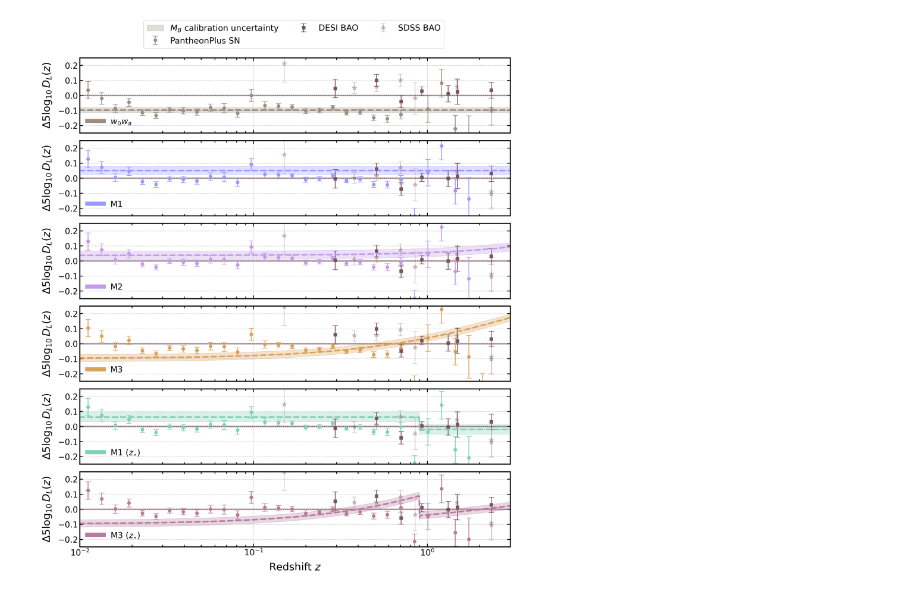
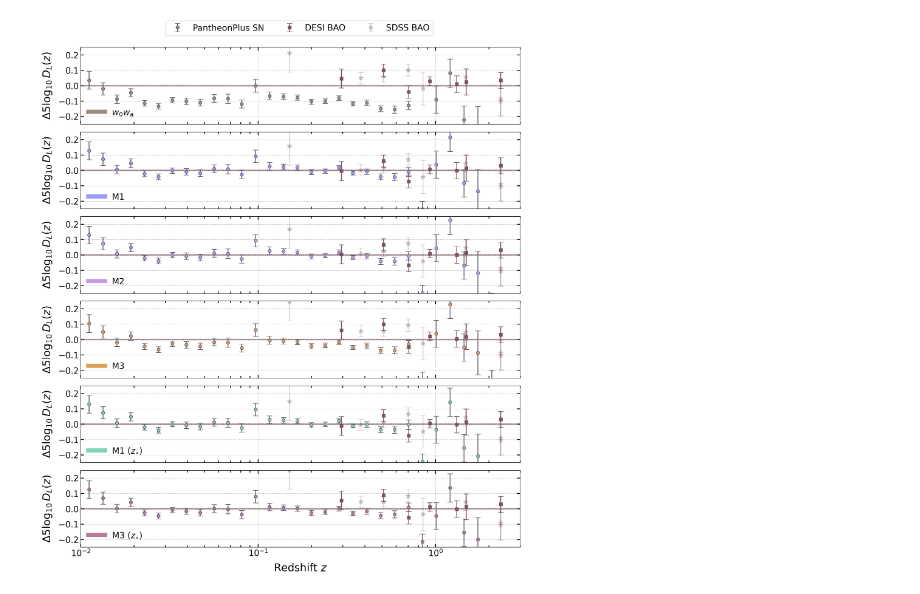
Before and after one commit to elsateixeira/class_ddr, a Jupyter notebook: DDR_FIGURES/Figure2.ipynb, the cells around one changed output. Saved outputs shown, nothing was run; the diff lists cells and outputs as text; code cells hidden in the pictures.

```diff
--- a/DDR_FIGURES/Figure2.ipynb
+++ b/DDR_FIGURES/Figure2.ipynb
@@ -107,6 +107,9 @@ for i, params in enumerate(cosmo_params):
     #WG this inzialize the class TheoryCalculator in Thery_class.py
     theory = TheoryCalculator(**params)
 
+    data = Data(theory=theory)
+    print(data.BAO())
+
     # ==================== Supernovae Data-points ======================================================
 
     #WG: this gets \mu(z) when DL(z) = (1+z)^2 \eta(z) DA(z) at the redshifts observed by SN
@@ -206,7 +227,7 @@ for i, ax in enumerate(axes):
     ax.grid(lw=0.5, ls='--')
 
     # Plot with error bars for each index
-    ax.errorbar(mu_obs_SN['z'], delta_mu_SN_ddr_array[i], yerr=mu_obs_SN['error'], fmt='o', capsize=5, label='PantheonPlus SN', color=colors[i])
+    ax.errorbar(mu_obs_SN['z'], delta_mu_SN_ddr_array[i], yerr=mu_obs_SN['error'], fmt='o', capsize=5, label='PantheonPlus SN', markerfacecolor=colors[i], color='#5D576B')
     ax.errorbar(mu_obs_DESI['z'], delta_mu_DESI_array[i], yerr=mu_obs_DESI['error'], fmt='s', capsize=5, label='DESI BAO', color=pp)
     ax.errorbar(mu_obs_SDSS['z'], delta_mu_SDSS_array[i], yerr=mu_obs_SDSS['error'], fmt='*', capsize=5, markersize=10, label='SDSS BAO', color=pp, alpha=0.3)
 
@@ -216,41 +237,41 @@ for i, ax in enumerate(axes):
                     #,label=r'$r_s$ calibration uncertainty')
     ax.fill_between(z, delta_mu_DESI_pl[i], delta_mu_DESI_min_pl[i], where=(delta_mu_DESI_min_pl[i] < delta_mu_DESI_pl[i]), color=pp, alpha=0.3)
 
-    ax.plot(z, delta_mu_SN_pl[i], c=colors[i], lw=lw, ls='--')
-    ax.fill_between(z, delta_mu_SN_pl[i], delta_mu_SN_max_pl[i], where=(delta_mu_SN_max_pl[i] > delta_mu_SN_pl[i]), color=colors[i], alpha=0.3,label=r'$M_B$ calibration uncertainty')
+    #ax.plot(z, delta_mu_SN_pl[i], c=colors[i], lw=lw, ls='--')
+    #ax.fill_between(z, delta_mu_SN_pl[i], delta_mu_SN_max_pl[i], where=(delta_mu_SN_max_pl[i] > delta_mu_SN_pl[i]), color=colors[i], alpha=0.3,label=r'$M_B$ calibration uncertainty')
     #,label='SH0ES calibration uncertainty')
-    ax.fill_between(z, delta_mu_SN_pl[i], delta_mu_SN_min_pl[i], where=(delta_mu_SN_min_pl[i] < delta_mu_SN_pl[i]), color=colors[i], alpha=0.3)
+    #ax.fill_between(z, delta_mu_SN_pl[i], delta_mu_SN_min_pl[i], where=(delta_mu_SN_min_pl[i] < delta_mu_SN_pl[i]), color=colors[i], alpha=0.3)
 
     # Add label
     ax.plot(z + 5, 100 * delta_mu_SN_pl[i], c='k', lw=2, ls='--')
     #, label=r'$w_0w_a$ + DDR bestfit')
 
     ax.tick_params(axis='both', which='both', labelsize=16)
     ax.xaxis.set_tick_params(which='major', size=6, width=1.5, direction='in', top=True)
     ax.xaxis.set_tick_params(which='minor', size=4, width=1.5, direction='in', top=True)
     ax.yaxis.set_tick_params(which='major', size=6, width=1.5, direction='in', right=True)
     ax.yaxis.set_tick_params(which='minor', size=4, width=1.5, direction='in', right=True)
 
     ax.set_xlim(0.01, 3)
     ax.set_ylim(-0.25, 0.25)  # Y-axis limit updated
     ax.set_yticks([-0.2, -0.1, 0, 0.1, 0.2])  # Set specific ticks at -0.2, -0.1, 0, 0.1, 0.2 (to evaluate)
 
     # Set individual model labels
     handle = ax.plot([], [], color=colors[i], lw=8, label=labels[i])[0]
     ax.legend([handle], [labels[i]], loc='lower left', fontsize=16, frameon=False)
 
 # Set x-label only for the last subplot
 axes[-1].set_xlabel(r'Redshift $z$', size=20, labelpad=10)
 
 plt.rcParams['font.size'] = 14
 plt.rcParams['axes.linewidth'] = 2
 handles, labels = axes[0].get_legend_handles_labels()
-new_handles = [handles[0],handles[2],handles[3],handles[4]]
-new_labels = [labels[0],labels[2],labels[3],labels[4]]
-fig.legend(new_handles, new_labels, loc='upper center', ncol=3, fontsize=16, frameon=True,bbox_to_anchor=(0.038, 0.96, 1, 0.05))
+new_handles = [handles[1],handles[2],handles[3]]
+new_labels = [labels[1],labels[2],labels[3]]
+fig.legend(new_handles, new_labels, loc='upper center', ncol=4, fontsize=16, frameon=True,bbox_to_anchor=(0.038, 0.94, 1, 0.05))
 fig.tight_layout(rect=[0, 0, 1, 0.95])  # Leaves space for the legend
 fig.subplots_adjust(hspace=0.1)  # Increased hspace for more spacing between subplots
 plt.savefig('sn_bao_w0wa_panels.pdf', transparent=True, bbox_inches='tight', pad_inches=0.1)
 plt.show()
 # %% [output]
-[figure, old version]
+[figure, new version]
```
Also changed, not shown: parts of 1 cell of this notebook, 15 other files.
